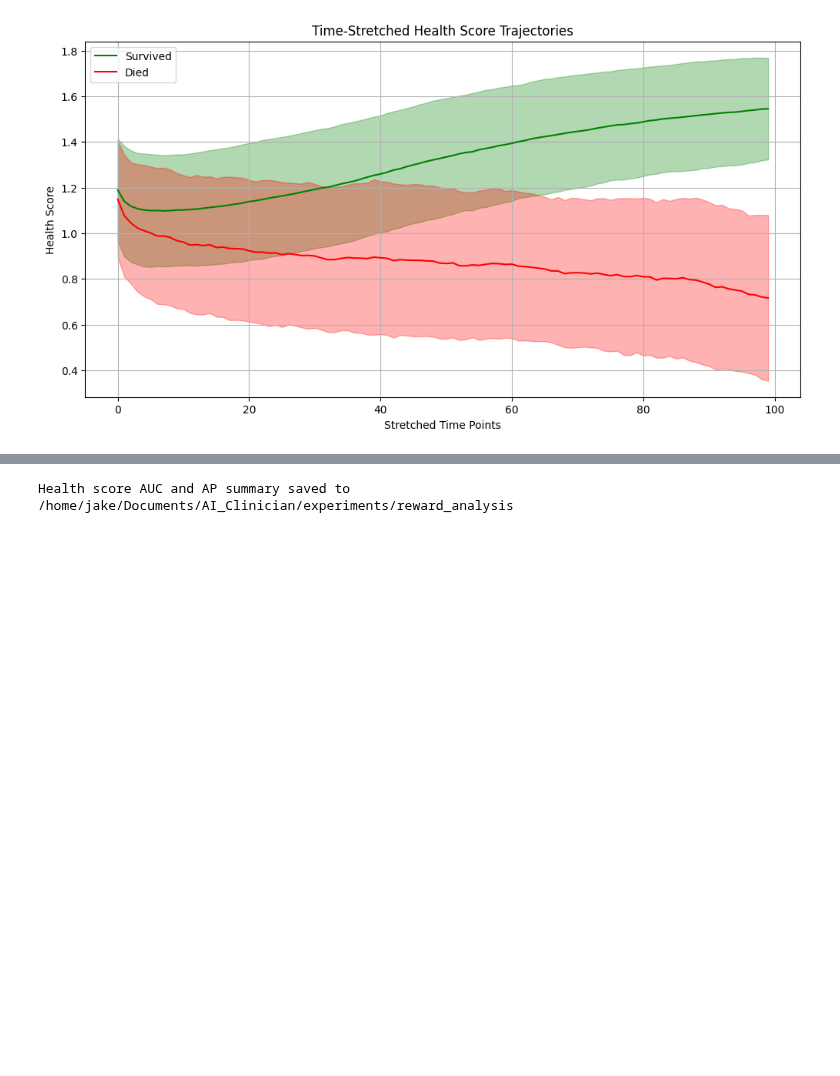
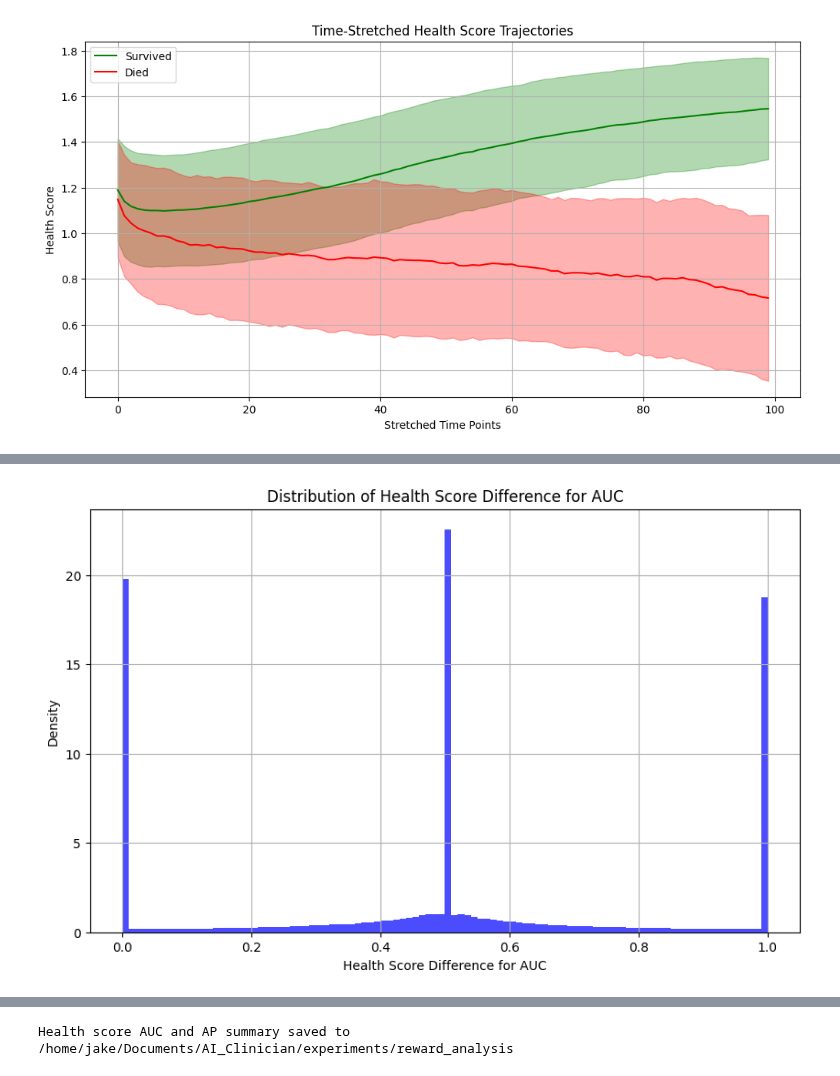
Before and after one commit to jakeormond/ai_clinician_pediatric_rl, a Jupyter notebook: src/analyse_input_features/analyse_health_score.ipynb, the cells around one changed output, grey strips where cells are left out. Saved outputs shown, nothing was run; the diff lists cells and outputs as text; code cells hidden in the pictures; blank space fills up the shorter version.

```diff
--- a/src/analyse_input_features/analyse_health_score.ipynb
+++ b/src/analyse_input_features/analyse_health_score.ipynb
@@ -259,0 +283,14 @@ def compute_health_score_outcome_correlation(
+# %%
+# for auroc computation, create a new column where higher health_score_diff means worse outcome
+df['health_score_diff_for_auc'] = (-df['health_score_diff'] + 0.005)/0.01
+
+# plot the distribution of health_score_diff_for_auc
+plt.figure(figsize=(10,6))
+plt.hist(df['health_score_diff_for_auc'], bins=100, alpha=0.7, color='b', density=True)
+plt.xlabel('Health Score Difference for AUC')
+plt.ylabel('Density')
+plt.title('Distribution of Health Score Difference for AUC')
+plt.grid(True)
+plt.show()
+# %% [output]
+[figure, added]
```
Also changed, not shown: parts of 8 cells of this notebook.
